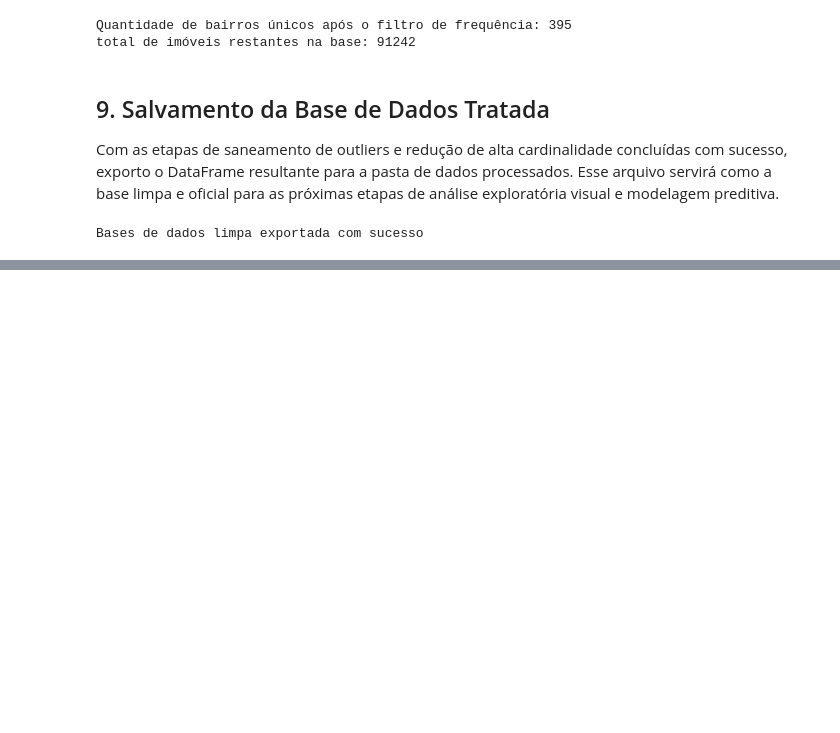
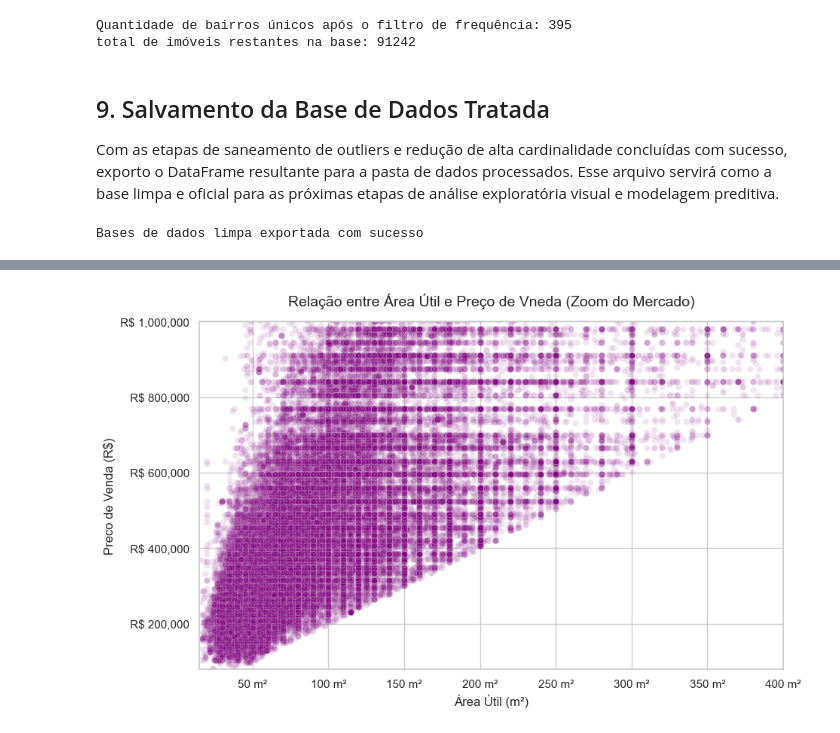
Before and after one commit to Rafaeldovale/predict-imoveis-sao-paulo, a Jupyter notebook: notebooks/01_precificacao_vendas.ipynb, the cells around one changed output, grey strips where cells are left out. Cells and saved outputs as stored; diff of their text form; code cells hidden in the pictures; blank space fills up the shorter version.

```diff
--- a/notebooks/01_precificacao_vendas.ipynb
+++ b/notebooks/01_precificacao_vendas.ipynb
@@ -263,0 +306,22 @@ Bases de dados limpa exportada com sucesso
+# %%
+plt.figure(figsize=(10,6))
+
+#Criamos o scatter plot com transparência (alpha para enxergar a densidade de pontos acumulados)
+sns.scatterplot(data=df_final, x='area_util', y='preco_venda', alpha=0.1, color='purple')
+
+plt.title('Relação entre Área Útil e Preço de Vneda (Zoom do Mercado)', fontsize=14, pad=15)
+plt.xlabel('Área Útil (m²)', fontsize=12)
+plt.ylabel('Preco de Venda (R$)', fontsize=12)
+
+
+# Manter o mesmo Zoom estratégico para avaliar o grosso mercado
+plt.xlim(15, 400)
+plt.ylim(80000, 1000000)
+
+# Formatação dos eixos
+plt.gca().xaxis.set_major_formatter(plt.FuncFormatter(lambda x, p: f"{x:,.0f} m²"))
+plt.gca().yaxis.set_major_formatter(plt.FuncFormatter(lambda y, p: f"R$ {y:,.0f}"))
+
+plt.show()
+# %% [output]
+[figure, added]
```
Also changed, not shown: parts of 6 cells of this notebook.
